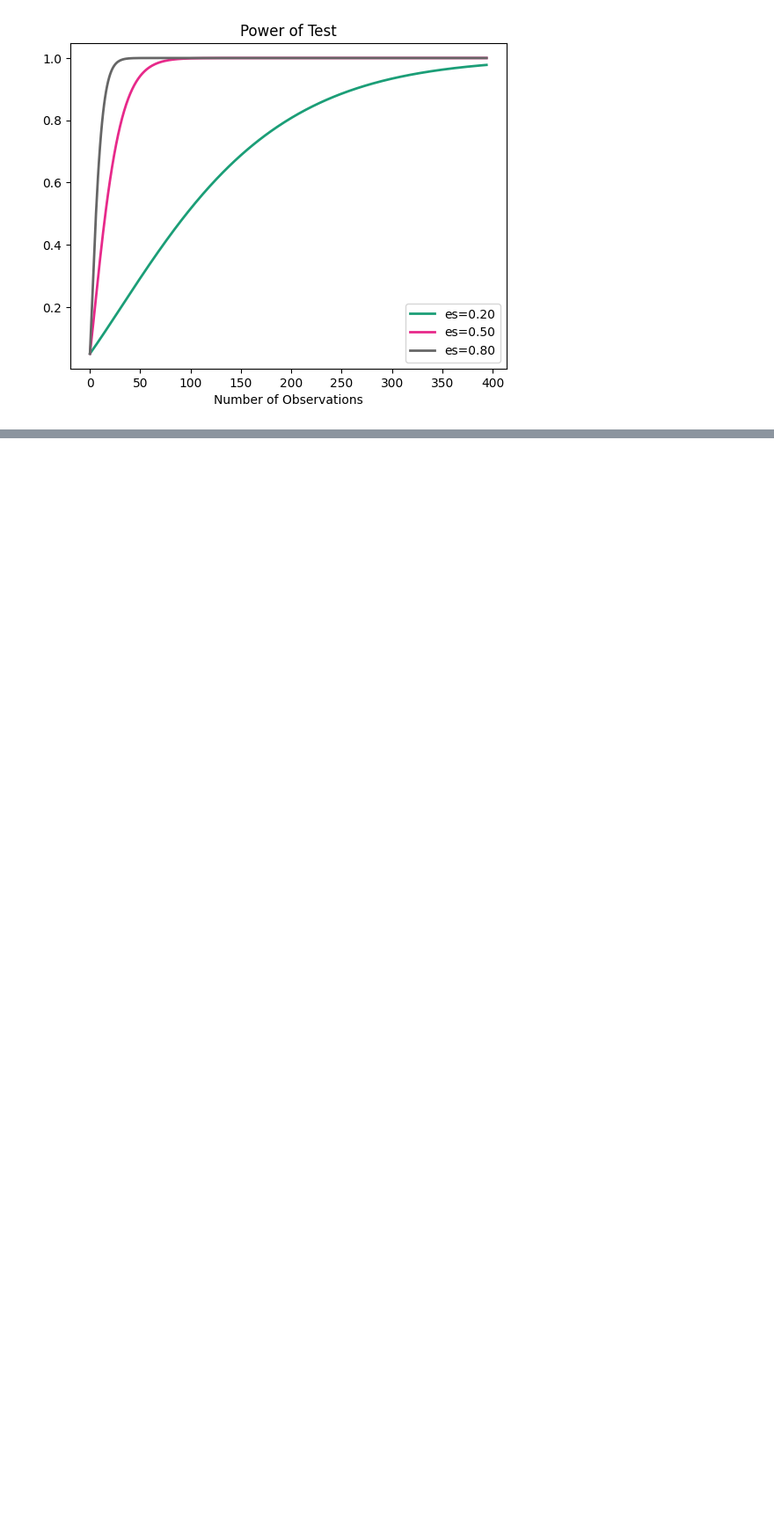
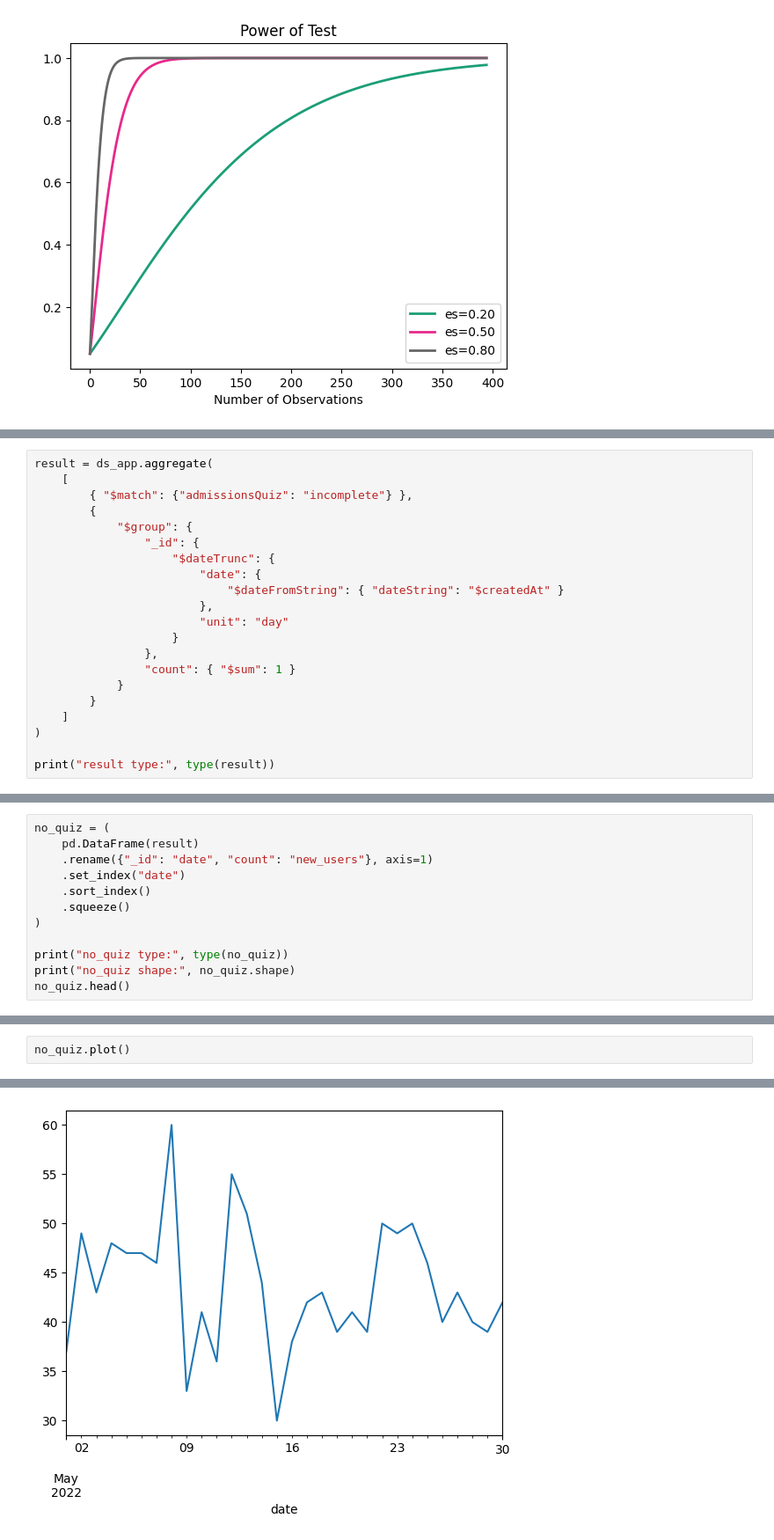
Before and after one commit to programmer-shark/hypothesis-testing, a Jupyter notebook: 073-chi-square-test.ipynb, the cells around one changed output, grey strips where cells are left out. Shown: that part at 88% size. Drawn from its saved outputs; the diff is of its cells as text; blank space fills up the shorter version.

Commit message:
hist on daily new users with no quiz

```diff
--- a/073-chi-square-test.ipynb
+++ b/073-chi-square-test.ipynb
@@ -56,0 +60,21 @@ chi_square_power.plot_power(
+# %%
+result = ds_app.aggregate(
+    [
+        { "$match": {"admissionsQuiz": "incomplete"} },
+        {
+            "$group": {
+                "_id": {
+                    "$dateTrunc": {
+                        "date": {
+                            "$dateFromString": { "dateString": "$createdAt" }
+                        },
+                        "unit": "day"
+                    }
+                },
+                "count": { "$sum": 1 }
+            }
+        }
+    ]
+)
+
+print("result type:", type(result))
@@ -56,0 +83,12 @@ chi_square_power.plot_power(
+# %%
+no_quiz = (
+    pd.DataFrame(result)
+    .rename({"_id": "date", "count": "new_users"}, axis=1)
+    .set_index("date")
+    .sort_index()
+    .squeeze()
+)
+
+print("no_quiz type:", type(no_quiz))
+print("no_quiz shape:", no_quiz.shape)
+no_quiz.head()
@@ -56,0 +105,3 @@ chi_square_power.plot_power(
+# %%
+no_quiz.plot()
+# %% [output]
@@ -56,0 +109 @@ chi_square_power.plot_power(
+[figure, added]
```
Also changed, not shown: parts of 5 cells of this notebook.
